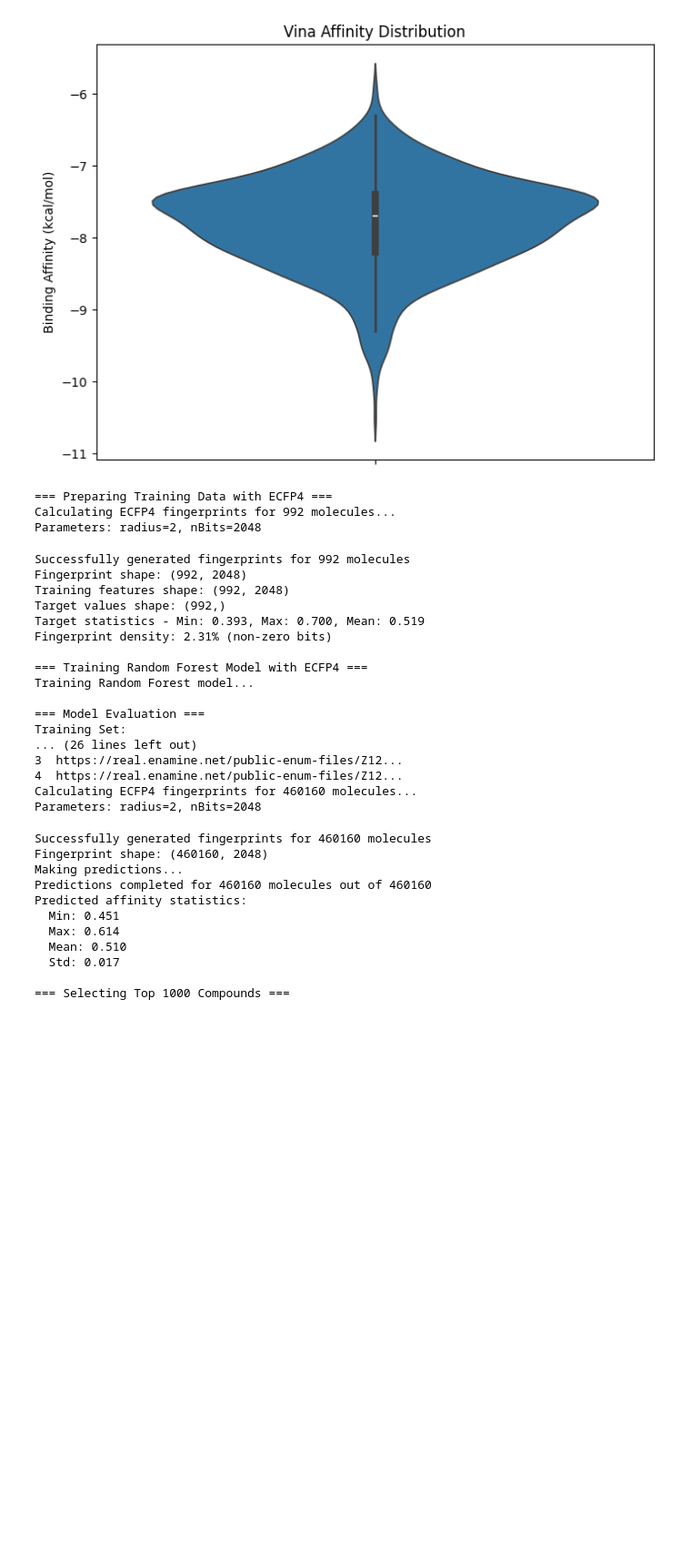
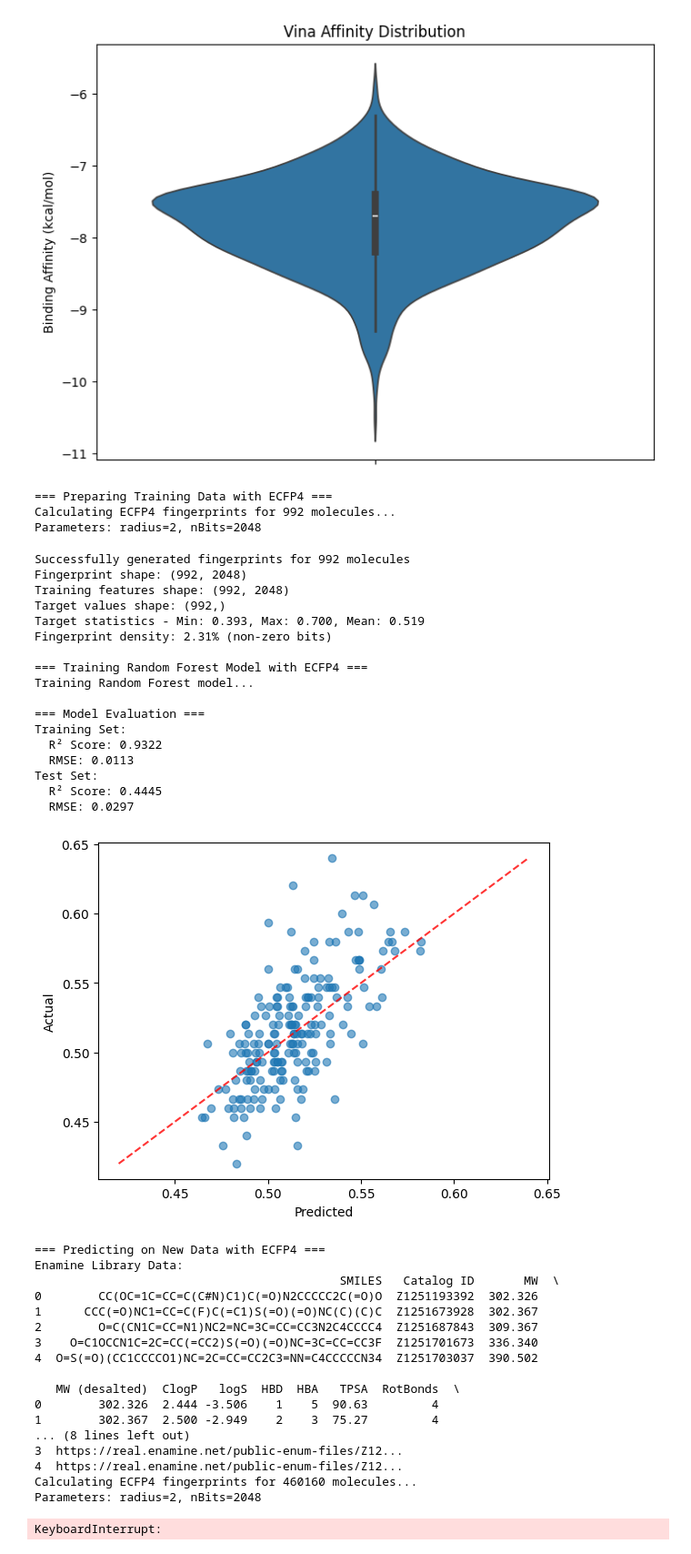
Before and after one commit to jyryu3161/DrugDiscovery, a Jupyter notebook: lec10_code.ipynb, the cells around one changed output. Shown at 91% size. Saved outputs shown, nothing was run; the diff lists cells and outputs as text; code cells hidden in the pictures; blank space fills up the shorter version.

```diff
--- a/lec10_code.ipynb
+++ b/lec10_code.ipynb
@@ -457,6 +457,7 @@ from rdkit.Chem import AllChem
 import warnings
 import tqdm
 from sklearn.preprocessing import MinMaxScaler
+import matplotlib.pyplot as plt
 
 warnings.filterwarnings('ignore')
 
@@ -501,7 +502,6 @@ def prepare_ecfp4_features(df, smiles_column='SMILES', radius=2, nBits=2048):
     print(f"Fingerprint shape: {features_matrix.shape}")
 
     return features_matrix, valid_indices
-
 
 
 # 기존 코드
@@ -549,6 +549,13 @@ print("Test Set:")
 print(f"  R² Score: {r2_score(y_test, test_pred):.4f}")
 print(f"  RMSE: {np.sqrt(mean_squared_error(y_test, test_pred)):.4f}")
 
+
+plt.scatter(test_pred, y_test, alpha=0.6)
+plt.xlabel('Predicted')
+plt.ylabel('Actual')
+plt.plot([y_test.min(), y_test.max()], [y_test.min(), y_test.max()], 'r--', alpha=0.8)
+plt.show()
+
 # 4. 새로운 데이터에 예측 적용
 print("\n=== Predicting on New Data with ECFP4 ===")
 
@@ -572,49 +579,57 @@ print(f"Predicted affinity statistics:")
 print(f"  Min: {predictions.min():.3f}")
 print(f"  Max: {predictions.max():.3f}")
 print(f"  Mean: {predictions.mean():.3f}")
 print(f"  Std: {predictions.std():.3f}")
 
 # 5. 상위 1000개 화합물 선별 (affinity가 낮을수록 좋음)
 print("\n=== Selecting Top 1000 Compounds ===")
 # NaN 값 제외하고 정렬
 df_valid = df.dropna(subset=['predicted_affinity'])
 top_1000 = df_valid.nsmallest(1000, 'predicted_affinity')
 
 # 결과 저장
 top_1000.to_csv('lib_ml_selected.csv', index=False)
 df.to_csv('lib_ml_all.csv', index=False)
 # %% [output]
 === Preparing Training Data with ECFP4 ===
 Calculating ECFP4 fingerprints for 992 molecules...
 Parameters: radius=2, nBits=2048
 Successfully generated fingerprints for 992 molecules
 Fingerprint shape: (992, 2048)
 Training features shape: (992, 2048)
 Target values shape: (992,)
 Target statistics - Min: 0.393, Max: 0.700, Mean: 0.519
 Fingerprint density: 2.31% (non-zero bits)
 
 === Training Random Forest Model with ECFP4 ===
 Training Random Forest model...
 
 === Model Evaluation ===
 Training Set:
-... (26 lines left out)
-3  https://real.enamine.net/public-enum-files/Z12...
-4  https://real.enamine.net/public-enum-files/Z12...
-Calculating ECFP4 fingerprints for 460160 molecules...
-Parameters: radius=2, nBits=2048
+  R² Score: 0.9322
+  RMSE: 0.0113
+Test Set:
+  R² Score: 0.4445
+  RMSE: 0.0297
+[figure, added]
-Successfully generated fingerprints for 460160 molecules
-Fingerprint shape: (460160, 2048)
-Making predictions...
-Predictions completed for 460160 molecules out of 460160
-Predicted affinity statistics:
-  Min: 0.451
-  Max: 0.614
-  Mean: 0.510
-  Std: 0.017
+=== Predicting on New Data with ECFP4 ===
+Enamine Library Data:
+                                           SMILES   Catalog ID       MW  \
+0        CC(OC=1C=CC=C(C#N)C1)C(=O)N2CCCCC2C(=O)O  Z1251193392  302.326
+1      CCC(=O)NC1=CC=C(F)C(=C1)S(=O)(=O)NC(C)(C)C  Z1251673928  302.367
+2        O=C(CN1C=CC=N1)NC2=NC=3C=CC=CC3N2C4CCCC4  Z1251687843  309.367
+3    O=C1OCCN1C=2C=CC(=CC2)S(=O)(=O)NC=3C=CC=CC3F  Z1251701673  336.340
+4  O=S(=O)(CC1CCCCO1)NC=2C=CC=CC2C3=NN=C4CCCCCN34  Z1251703037  390.502
 
-=== Selecting Top 1000 Compounds ===
+   MW (desalted)  ClogP   logS  HBD  HBA   TPSA  RotBonds  \
+0        302.326  2.444 -3.506    1    5  90.63         4
+1        302.367  2.500 -2.949    2    3  75.27         4
+... (8 lines left out)
+3  https://real.enamine.net/public-enum-files/Z12...
+4  https://real.enamine.net/public-enum-files/Z12...
+Calculating ECFP4 fingerprints for 460160 molecules...
+Parameters: radius=2, nBits=2048
+KeyboardInterrupt:
 # %%
 import numpy as np
 import pandas as pd
```
